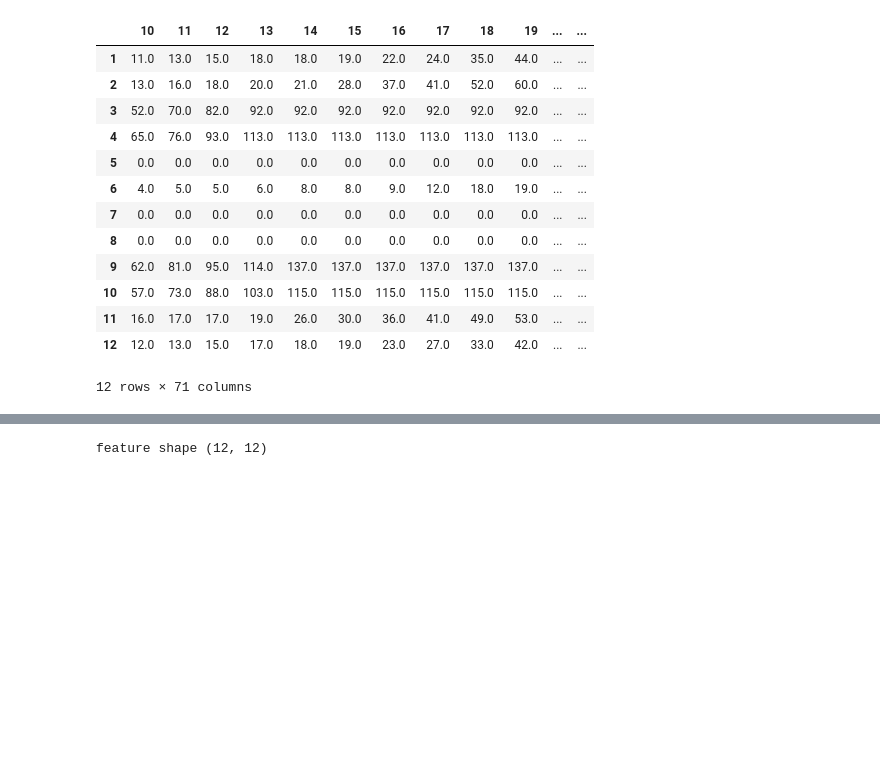
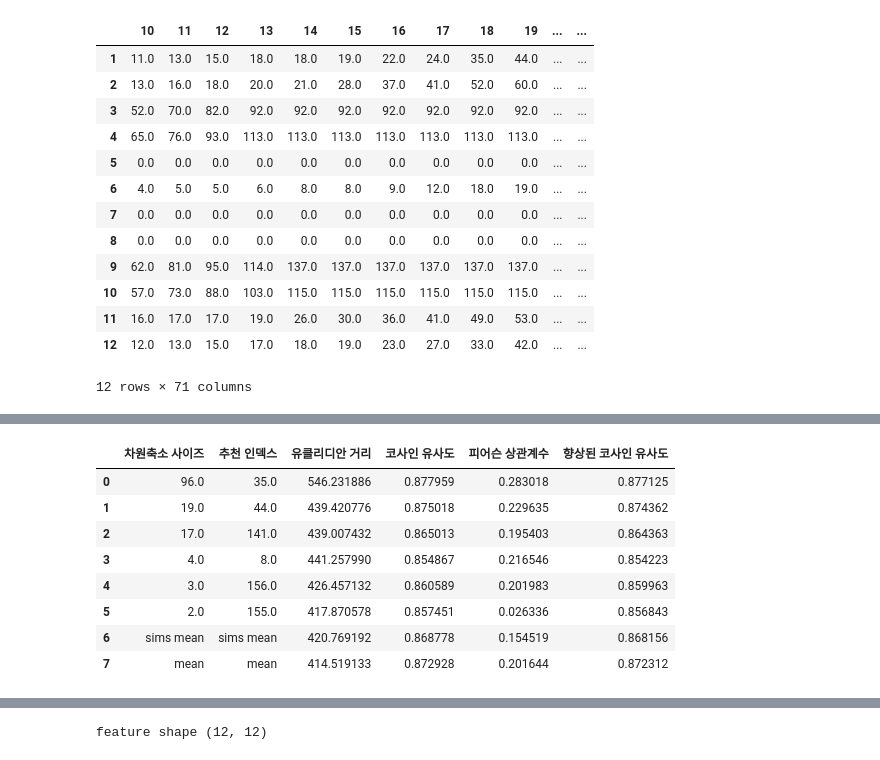
Before and after one commit to formegusto/contract-recommendation-system, a Jupyter notebook: pre-research/kepco-calc/recommend system prototype.ipynb, the cells around one changed output, grey strips where cells are left out. Cells and saved outputs as stored; diff of their text form; code cells hidden in the pictures; blank space fills up the shorter version.

```diff
--- a/pre-research/kepco-calc/recommend system prototype.ipynb
+++ b/pre-research/kepco-calc/recommend system prototype.ipynb
@@ -475,3 +476,29 @@ better_comp_df
 | 11 | 16.0 | 17.0 | 17.0 | 19.0 | 26.0 | 30.0 | 36.0 | 41.0 | 49.0 | 53.0 | ... | ... |
 | 12 | 12.0 | 13.0 | 15.0 | 17.0 | 18.0 | 19.0 | 23.0 | 27.0 | 33.0 | 42.0 | ... | ... |
 12 rows × 71 columns
+# %%
+def euclidean_distance(A, B):
+    err = 0
+    length = len(A)
+    for idx in range(0, length):
+        tmp = ((A[idx] - B[idx]) ** 2)
+        err += tmp
+
+    return mt.sqrt(err)
+
+def cosine_similarity(A,B):
+    return dot(A, B) / (norm(A) * norm(B))
+
+def sumDiffer(A,B):
+    length = len(A)
+    err = 0
+    for idx in range(0, length):
+        err += ((A[idx] - B[idx]) ** 2)
+    return mt.sqrt(err / length)
+
+def improved_similarity(A, B, w):
+    cos_sim = cosine_similarity(A, B)
+    sum_diff = sumDiffer(A, B)
+    w **= sum_diff
+
+    return cos_sim * w
@@ -477,0 +734,26 @@ better_comp_df
+# %%
+test_np = np.array(datas_df['아파트1-104-1206'])
+test_np = test_np.reshape(-1,96)
+matrix = np.array([])
+mean = test_np.mean(axis=0)
+
+# 한 라인 데이터 제거 (이상치, 상관계수 측정 시 좋지 않음)
+for t in test_np:
+    if len(set(t)) != 1:
+        matrix = np.append(matrix, t)
+matrix = matrix.reshape(-1, 96)
+(r_m, info) = analysis(matrix * 1000)
+
+reco = r_m.mean(axis=0) / 1000
+
+info
+# %% [output]
+|  | 차원축소 사이즈 | 추천 인덱스 | 유클리디안 거리 | 코사인 유사도 | 피어슨 상관계수 | 향상된 코사인 유사도 |
+| 0 | 96.0 | 35.0 | 546.231886 | 0.877959 | 0.283018 | 0.877125 |
+| 1 | 19.0 | 44.0 | 439.420776 | 0.875018 | 0.229635 | 0.874362 |
+| 2 | 17.0 | 141.0 | 439.007432 | 0.865013 | 0.195403 | 0.864363 |
+| 3 | 4.0 | 8.0 | 441.257990 | 0.854867 | 0.216546 | 0.854223 |
+| 4 | 3.0 | 156.0 | 426.457132 | 0.860589 | 0.201983 | 0.859963 |
+| 5 | 2.0 | 155.0 | 417.870578 | 0.857451 | 0.026336 | 0.856843 |
+| 6 | sims mean | sims mean | 420.769192 | 0.868778 | 0.154519 | 0.868156 |
+| 7 | mean | mean | 414.519133 | 0.872928 | 0.201644 | 0.872312 |
```
Also changed, not shown: parts of 6 cells of this notebook, 30 other files.
